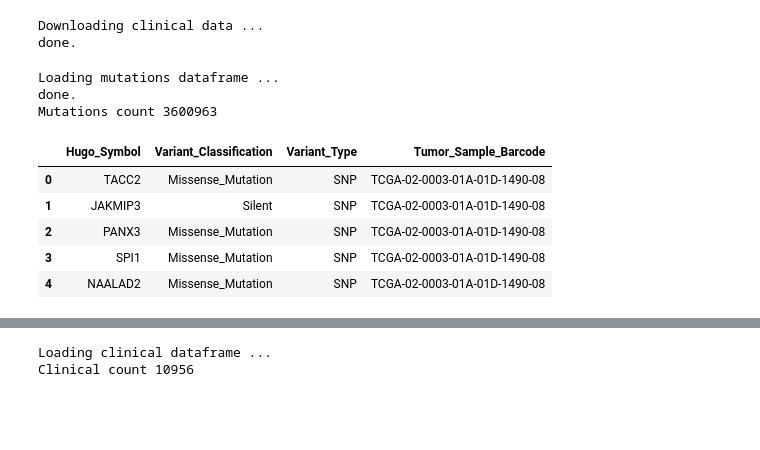
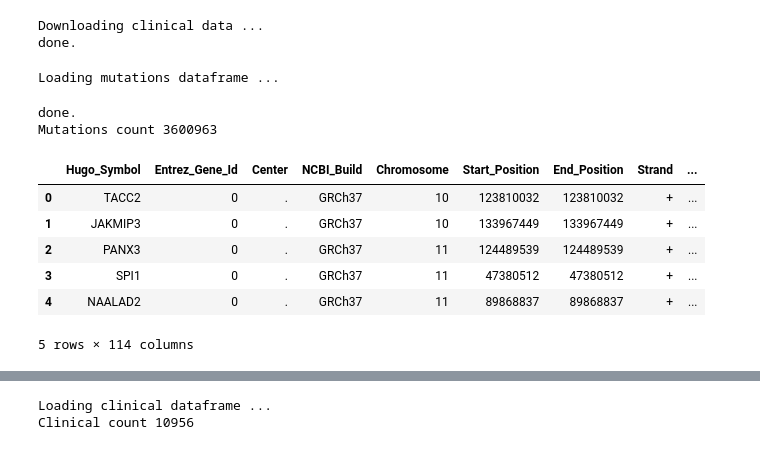
Before and after one commit to tonydisera/w207_6_sum19_g5_final_project, a Jupyter notebook: merge_pancancer_somatic_mutations/get_pancancer_clinical_and_mutation_data.ipynb, the cells around one changed output, grey strips where cells are left out. Cells and saved outputs as stored; diff of their text form; code cells hidden in the pictures; blank space fills up the shorter version.

```diff
--- a/merge_pancancer_somatic_mutations/get_pancancer_clinical_and_mutation_data.ipynb
+++ b/merge_pancancer_somatic_mutations/get_pancancer_clinical_and_mutation_data.ipynb
@@ -25,23 +25,25 @@ done.
 # %%
 # Load the mutations dataframe
 print('Loading mutations dataframe ...')
 mutations = pd.read_csv("pancancer_mutations.maf.gz", compression='gzip',
                         sep='\t',
-                        usecols=['Tumor_Sample_Barcode','Hugo_Symbol',
-                                 'Variant_Classification', 'Variant_Type'])
+                        #usecols=['Tumor_Sample_Barcode','Hugo_Symbol',
+                        #         'Variant_Classification', 'Variant_Type']
+                       )
 print("done.")
 print("Mutations count", mutations.Tumor_Sample_Barcode.count())
 display(mutations.head())
 # %% [output]
 Loading mutations dataframe ...
-done.
-Mutations count 3600963
+done.
+Mutations count 3600963
-|  | Hugo_Symbol | Variant_Classification | Variant_Type | Tumor_Sample_Barcode |
-| 0 | TACC2 | Missense_Mutation | SNP | TCGA-02-0003-01A-01D-1490-08 |
-| 1 | JAKMIP3 | Silent | SNP | TCGA-02-0003-01A-01D-1490-08 |
-| 2 | PANX3 | Missense_Mutation | SNP | TCGA-02-0003-01A-01D-1490-08 |
-| 3 | SPI1 | Missense_Mutation | SNP | TCGA-02-0003-01A-01D-1490-08 |
-| 4 | NAALAD2 | Missense_Mutation | SNP | TCGA-02-0003-01A-01D-1490-08 |
+|  | Hugo_Symbol | Entrez_Gene_Id | Center | NCBI_Build | Chromosome | Start_Position | End_Position | Strand | ... |
+| 0 | TACC2 | 0 | . | GRCh37 | 10 | 123810032 | 123810032 | + | ... |
+| 1 | JAKMIP3 | 0 | . | GRCh37 | 10 | 133967449 | 133967449 | + | ... |
+| 2 | PANX3 | 0 | . | GRCh37 | 11 | 124489539 | 124489539 | + | ... |
+| 3 | SPI1 | 0 | . | GRCh37 | 11 | 47380512 | 47380512 | + | ... |
+| 4 | NAALAD2 | 0 | . | GRCh37 | 11 | 89868837 | 89868837 | + | ... |
+5 rows × 114 columns
 # %%
 # Set mutations index
 mutations['row'] = np.arange(len(mutations))
```
Also changed, not shown: parts of 3 cells of this notebook, 4 other files.
